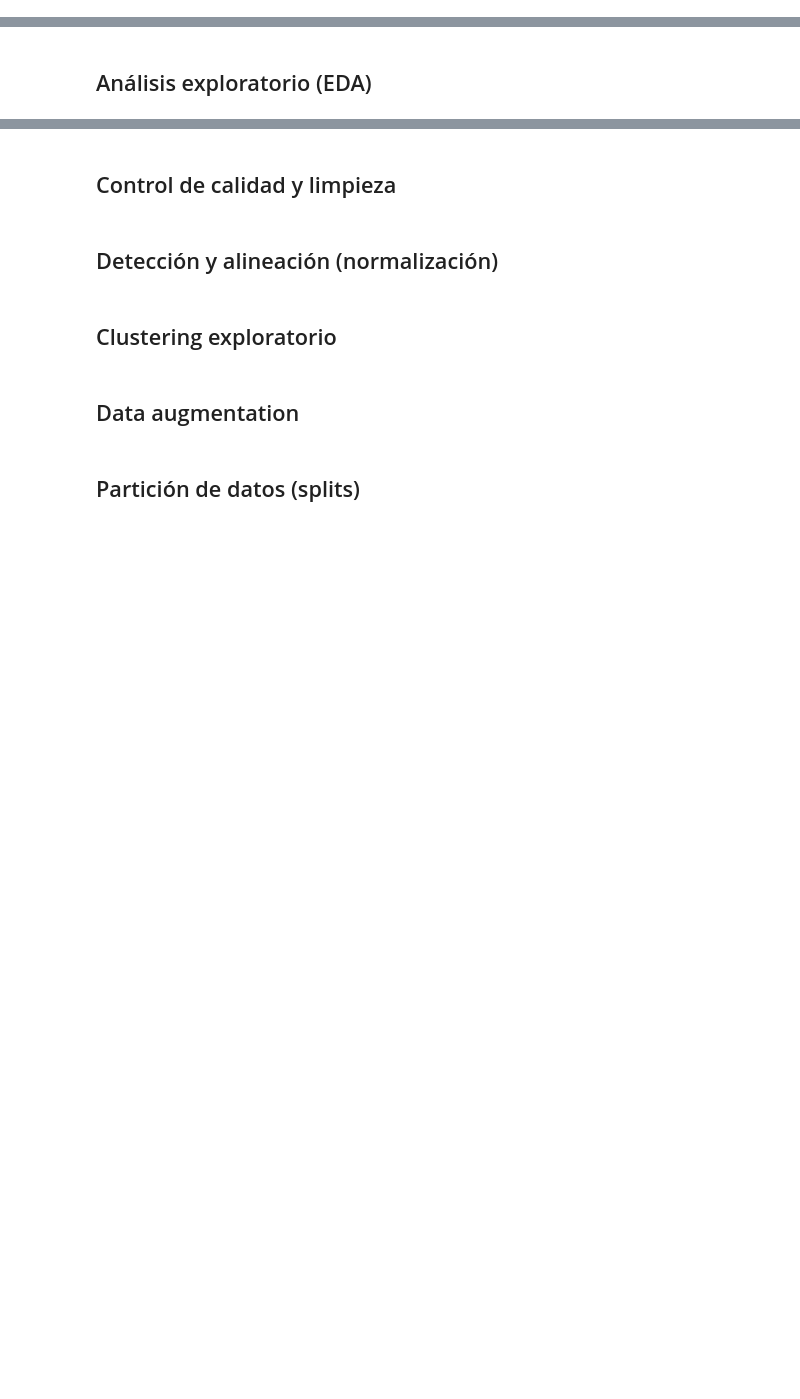
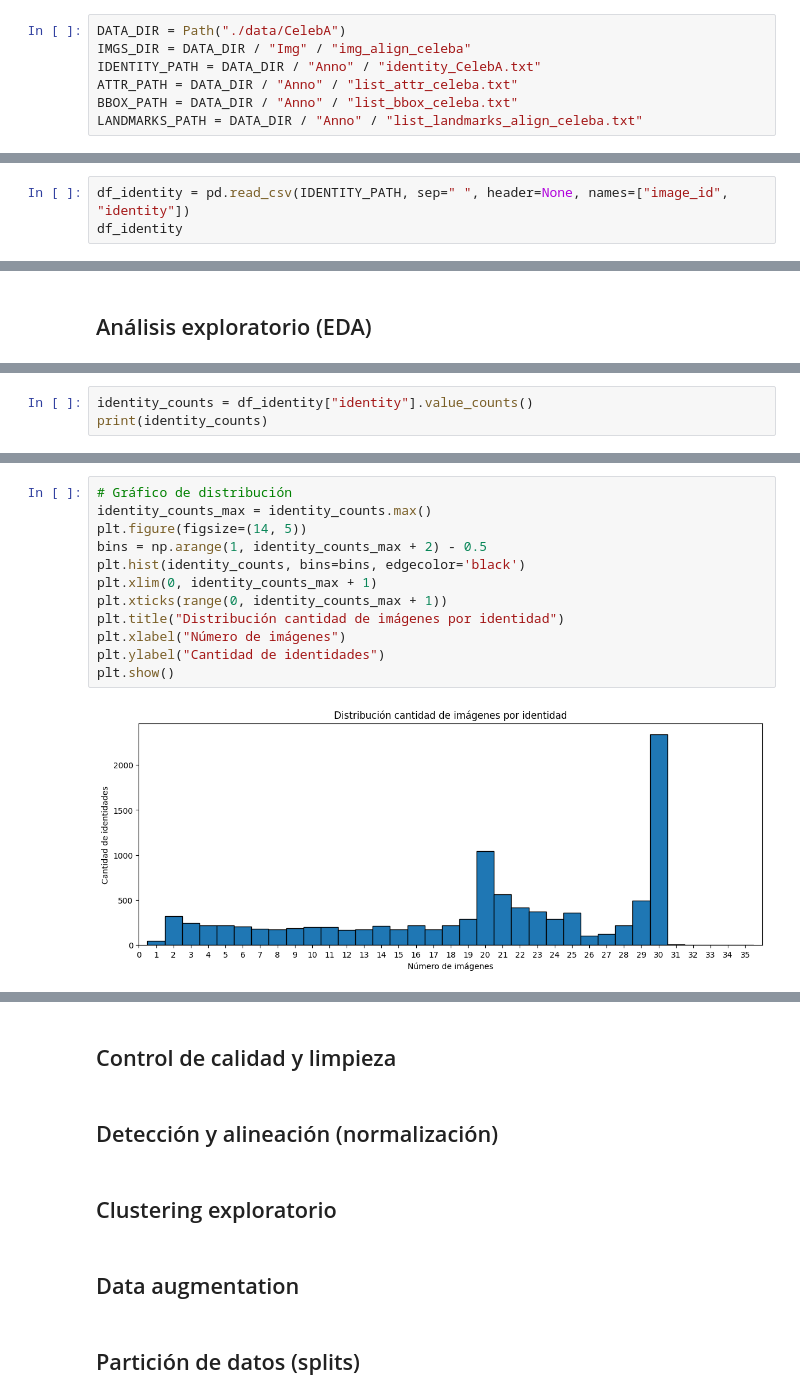
Before and after one commit to maximoalva/tuia-face-recognition-app, a Jupyter notebook: 1-pre-processing.ipynb, the cells around one changed output, grey strips where cells are left out. Drawn from its saved outputs; the diff is of its cells as text; blank space fills up the shorter version.

Commit message:
feat: cargar y unificar dataset CelebA

```diff
--- a/1-pre-processing.ipynb
+++ b/1-pre-processing.ipynb
@@ -7,2 +14,9 @@
+# %%
+DATA_DIR = Path("./data/CelebA")
+IMGS_DIR = DATA_DIR / "Img" / "img_align_celeba"
+IDENTITY_PATH = DATA_DIR / "Anno" / "identity_CelebA.txt"
+ATTR_PATH = DATA_DIR / "Anno" / "list_attr_celeba.txt"
+BBOX_PATH = DATA_DIR / "Anno" / "list_bbox_celeba.txt"
+LANDMARKS_PATH = DATA_DIR / "Anno" / "list_landmarks_align_celeba.txt"
 # %% [markdown]
 ## Elección del dataset
@@ -10,0 +37,3 @@
+# %%
+df_identity = pd.read_csv(IDENTITY_PATH, sep=" ", header=None, names=["image_id", "identity"])
+df_identity
@@ -12,0 +149,3 @@
+# %%
+identity_counts = df_identity["identity"].value_counts()
+print(identity_counts)
@@ -12,0 +166,14 @@
+# %%
+# Gráfico de distribución
+identity_counts_max = identity_counts.max()
+plt.figure(figsize=(14, 5))
+bins = np.arange(1, identity_counts_max + 2) - 0.5
+plt.hist(identity_counts, bins=bins, edgecolor='black')
+plt.xlim(0, identity_counts_max + 1)
+plt.xticks(range(0, identity_counts_max + 1))
+plt.title("Distribución cantidad de imágenes por identidad")
+plt.xlabel("Número de imágenes")
+plt.ylabel("Cantidad de identidades")
+plt.show()
+# %% [output]
+[figure, added]
```
Also changed, not shown: parts of 23 cells of this notebook.
